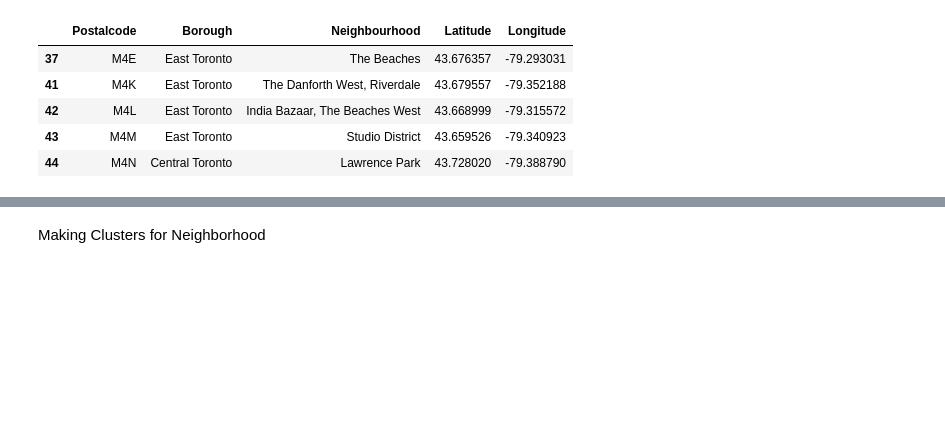
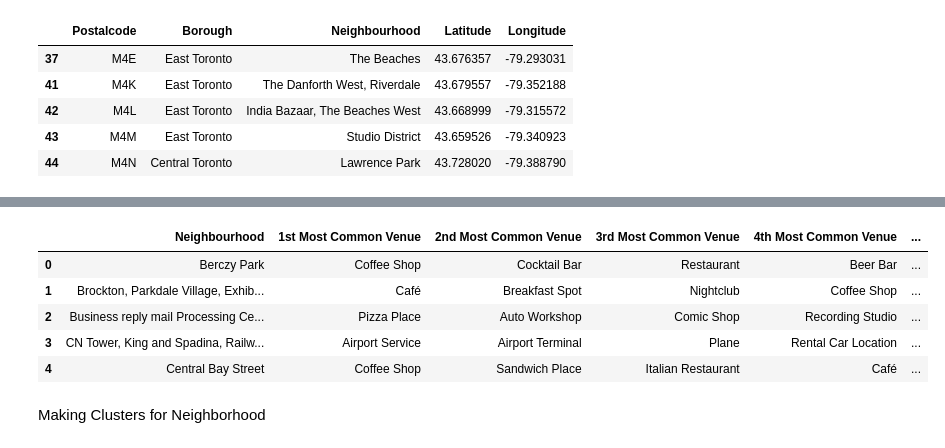
Before and after one commit to Rohan315/Where-to-open-company-headquarter--k-means-clustering, a Jupyter notebook: Segmenting and Clustering Neighborhoods in Toronto.ipynb, the cells around one changed output, grey strips where cells are left out. Cells and saved outputs as stored; diff of their text form; code cells hidden in the pictures; blank space fills up the shorter version.

```diff
--- a/Segmenting and Clustering Neighborhoods in Toronto.ipynb
+++ b/Segmenting and Clustering Neighborhoods in Toronto.ipynb
@@ -232,24 +279,31 @@ def return_most_common_venues(row, num_top_venues):
 # %%
 num_top_venues = 10
 
 indicators = ['st', 'nd', 'rd']
 
 # create columns according to number of top venues
-columns = ['Neighborhood']
+columns = ['Neighbourhood']
 for ind in np.arange(num_top_venues):
     try:
         columns.append('{}{} Most Common Venue'.format(ind+1, indicators[ind]))
     except:
         columns.append('{}th Most Common Venue'.format(ind+1))
 
 # create a new dataframe
 neighborhoods_venues_sorted = pd.DataFrame(columns=columns)
-neighborhoods_venues_sorted['Neighborhood'] = toronto_grouped['Neighborhood']
+neighborhoods_venues_sorted['Neighbourhood'] = toronto_grouped['Neighbourhood']
 
 for ind in np.arange(toronto_grouped.shape[0]):
     neighborhoods_venues_sorted.iloc[ind, 1:] = return_most_common_venues(toronto_grouped.iloc[ind, :], num_top_venues)
 
 neighborhoods_venues_sorted.head()
+# %% [output]
+|  | Neighbourhood | 1st Most Common Venue | 2nd Most Common Venue | 3rd Most Common Venue | 4th Most Common Venue | ... |
+| 0 | Berczy Park | Coffee Shop | Cocktail Bar | Restaurant | Beer Bar | ... |
+| 1 | Brockton, Parkdale Village, Exhib... | Café | Breakfast Spot | Nightclub | Coffee Shop | ... |
+| 2 | Business reply mail Processing Ce... | Pizza Place | Auto Workshop | Comic Shop | Recording Studio | ... |
+| 3 | CN Tower, King and Spadina, Railw... | Airport Service | Airport Terminal | Plane | Rental Car Location | ... |
+| 4 | Central Bay Street | Coffee Shop | Sandwich Place | Italian Restaurant | Café | ... |
 # %% [markdown]
 Making Clusters for Neighborhood
 # %%
```
Also changed, not shown: parts of 16 cells of this notebook.
